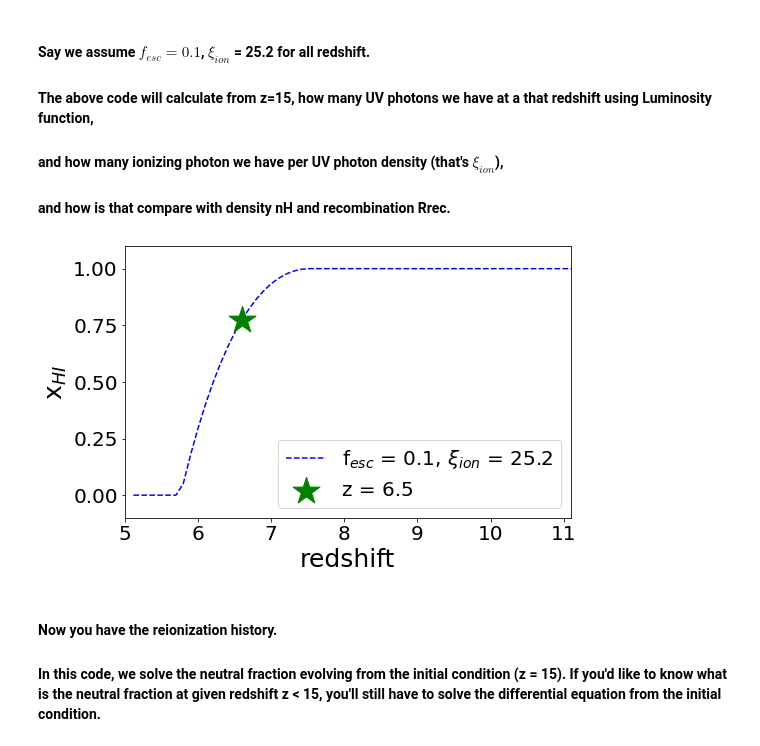
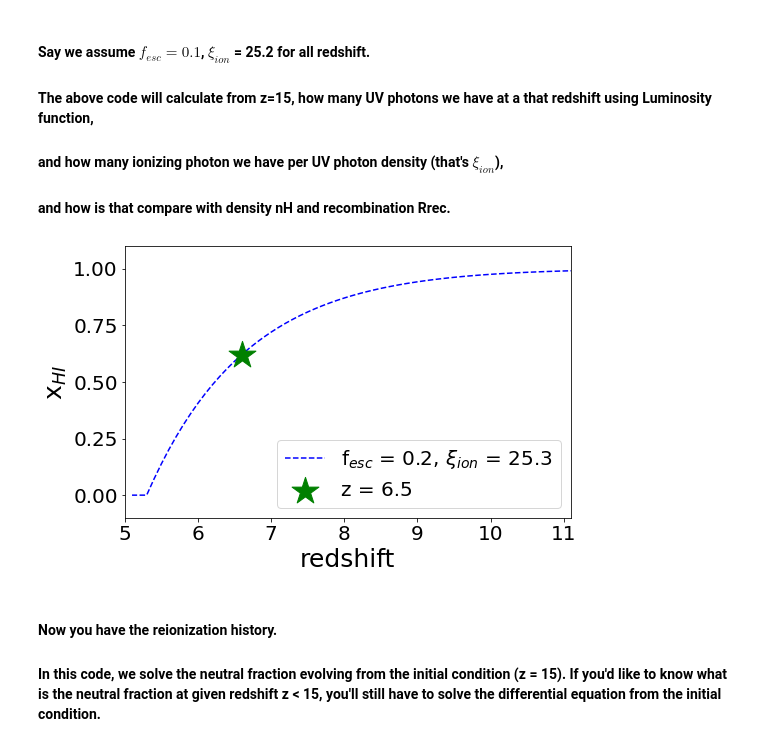
Before and after one commit to lin00025/astro_notebook, a Jupyter notebook: Reionization_history.ipynb, the cells around one changed output. Saved outputs shown, nothing was run; the diff lists cells and outputs as text; code cells hidden in the pictures.

```diff
--- a/Reionization_history.ipynb
+++ b/Reionization_history.ipynb
@@ -66,11 +66,21 @@ def LF(M, opz):  # https://ui.adsabs.harvard.edu/abs/2015ApJ...803...34B/abstrac
     nM = 0.4*np.log(10)*psi*np.power( 10**( 0.4*(M0-M) ), alpha+1 ) * np.exp(-10 ** ( 0.4*(M0-M)) )
     return nM
 
+def LF(M, opz):  # https://iopscience.iop.org/article/10.3847/1538-3881/abf83e/meta
+    psi = 0.40*1e-3*10**(-0.33*(opz-7)+(-0.024*(opz - 7)**2))
+    alpha = -1.94 + (-0.11)*(opz - 7)
+    M0 = -20.97
+    opzt = 2.46 + 1
+    if opz > opzt:
+        M0 = -21.03 + (-0.04)*(opz - 7)
+
+    nM = 0.4*np.log(10)*psi* np.power( 10**( 0.4*(M0-M) ), alpha+1 ) * np.exp(-10 ** ( 0.4*(M0-M)) )
+    return nM
+
 
 def Mag_to_L(M, opz):
-    mag = ABMag_to_mag(M, opz)
-    flux = mag_to_flux(mag)
-    L  = flux  * 4*np.pi*d_cm(opz)**2
+    flux = mag_to_flux(M)
+    L  = flux  * 4*np.pi*(10*3.086e+18)**2
     return L
 
 
@@ -84,7 +94,7 @@ def Rion(fesc, xi_ion, rho_UV ):
 # %%
 ## At redshift of 8:
 opz = 1+8
-mag_range = np.arange(-16, -23, -0.001 )
+mag_range = np.arange(-13.5, -23, -0.001 )
 L_range = Mag_to_L(mag_range, opz )
 
 # integral over UV:  integral = simps(y, x)
@@ -114,22 +124,23 @@ ionizing photon rate= 8.0455E+50
 #### In each period of time dt (between redshifts), we will calculate how many ionizing photon we have,  and how many gas we can ionize with the photon, and how many ionized gas gets recommined.
 #### After this we update our ionized fraction, and repeat the calculation.
 # %%
+Clumping = 3. #(9.25 - 7.21)*np.log10(1.0+z)
 def get_xi_with_Rec(fesc, xi_ion,redshift):
     x0 = 0
-    z0 = 15
+    z0 = 20
     neutral = []
     for i,z in enumerate(redshift):
 
-        mag_range = np.arange(-16, -23, -0.1 )
+        mag_range = np.arange(-13.5, -23, -0.1 )
         L_range = Mag_to_L(mag_range, 1+z)
         tot_UV = integrate.simps(LF(mag_range, 1+z), L_range) #np.trapz(LF(mag_range, 1+z), L_range )
         integral = Rion(fesc, xi_ion , rho_UV =tot_UV)
 
 
-        nH   = (Planck18.Ob0*Planck18.critical_density0/ (proton_mass*u.g)*fH).value * (1+z)**3. # hydrogen density at z
+        nH   = (Planck18.Ob0*Planck18.critical_density0/ (proton_mass*u.g)*fH).value  # hydrogen density at z
         dt   = (Planck18.lookback_time(z0).value -Planck18.lookback_time(z).value )*Gyr_per_sec # dt
-        Rrec = (1+fH/ (4*(1-fH))) * alpha * nH  * (9.25 - 7.21)*np.log10(1.0+z)
-        x1   = integral / (nH*(Mpc_per_cm/(1+z))**3.0)  * dt  - Rrec * dt + x0 # integral
+        Rrec = Clumping* (1+fH/ (4*(1-fH))) * alpha * nH *  (1+z)**3.
+        x1   = integral / (nH*Mpc_per_cm**3.0)  * dt  - x0 * Rrec * dt + x0 # integral
         if x1 > 1.0: x1 = 1
         if x1 < 0.0: x1 = 0
         neutral.append(1.-x1)
@@ -144,33 +155,33 @@ def get_xi_with_Rec(fesc, xi_ion,redshift):
 # %%
 fig, ax = plt.subplots(1,figsize=(8,5))
 
 
 redshift = np.arange(15, 5, -0.1)
 x = redshift
-y2 = get_xi_with_Rec(fesc=0.1 , xi_ion = 25.2, redshift = redshift )
-ax.plot(x , y2,  'b', ls='--', label=r'f$_{esc}$ = 0.1, $\xi_{ion}$ = 25.2')
+y2 = get_xi_with_Rec(fesc=0.2 , xi_ion = 25.3, redshift = redshift )
+ax.plot(x , y2,  'b', ls='--', label=r'f$_{esc}$ = 0.2, $\xi_{ion}$ = 25.3')
 
 
 redshift = np.arange(15, 6.5, -0.1)
 x = redshift
-y2 = get_xi_with_Rec(fesc=0.1 , xi_ion = 25.2, redshift = redshift )
+y2 = get_xi_with_Rec(fesc=0.2 , xi_ion = 25.3, redshift = redshift )
 ax.scatter(x[-1] , y2[-1],  color='g', marker = '*', s=800, label=r'z = 6.5', zorder=1e10)
 
 
 
 ax.set_xlim(5., 11.1)
 ax.set_ylim(-0.1, 1.1)
 ax.set_xlabel('redshift', fontsize=25)
 ax.set_ylabel(r'x$_{HI}$', fontsize=25)
 ax.tick_params(axis='x', labelsize=20)
 ax.tick_params(axis='y', labelsize=20)
 plt.legend(loc='lower right', fontsize = 20)
 
 #plt.legend(loc='center left', fontsize = 20, bbox_to_anchor=(0.6, 0.32),framealpha=1)
 
 plt.show()
 # %% [output]
-[figure, old version]
+[figure, new version]
 # %% [markdown]
 #### Now you have the reionization history.
 
```
Also changed, not shown: parts of 1 cell of this notebook.
